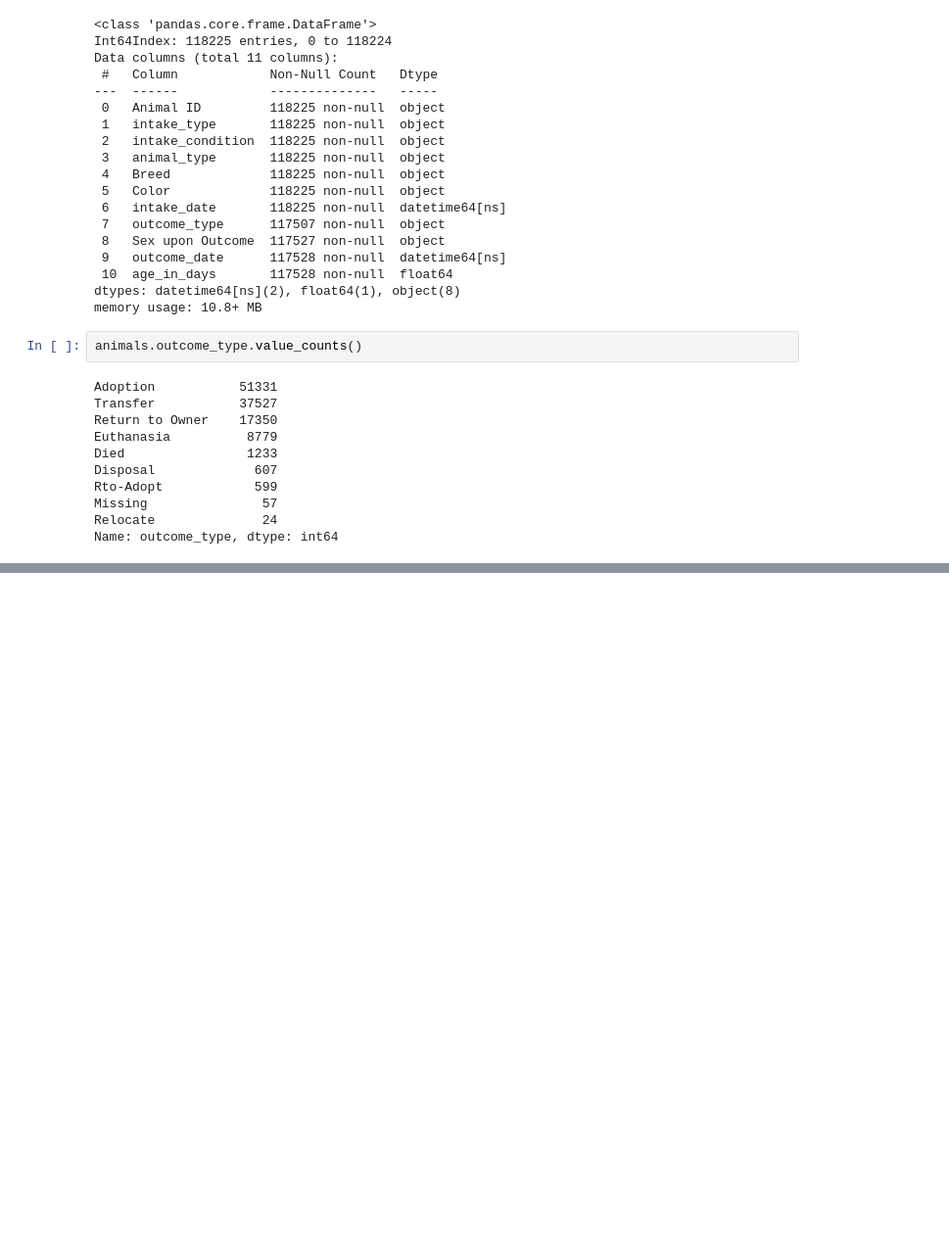
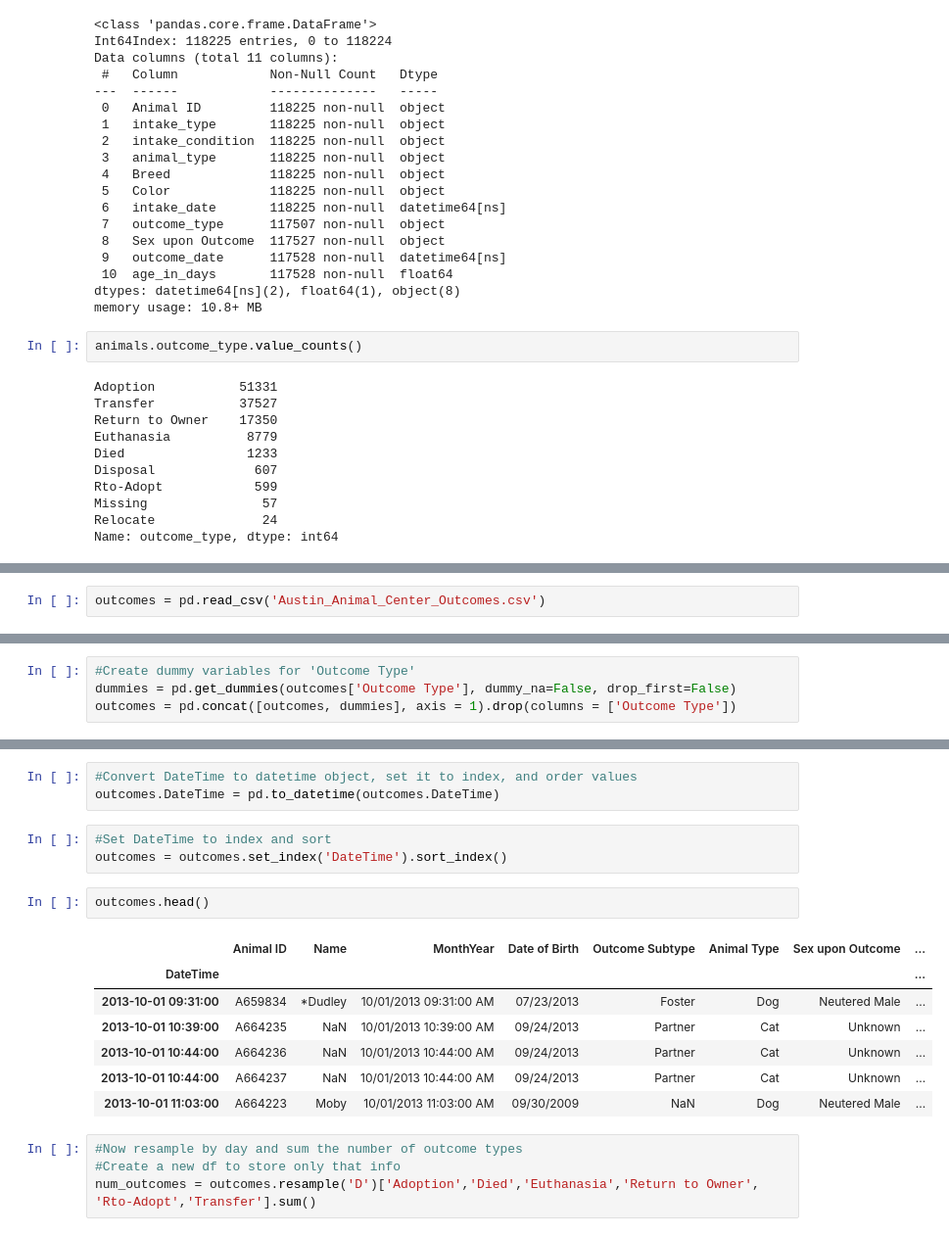
Before and after one commit to johnathon-smith/austin-animal-center-classification-project, a Jupyter notebook: wrangle_data.ipynb, the cells around one changed output, grey strips where cells are left out. Shown at 98% size. Cells and saved outputs as stored; diff of their text form; blank space fills up the shorter version.

```diff
--- a/wrangle_data.ipynb
+++ b/wrangle_data.ipynb
@@ -336,0 +408,2 @@ Name: outcome_type, dtype: int64
+# %%
+outcomes = pd.read_csv('Austin_Animal_Center_Outcomes.csv')
@@ -336,0 +436,4 @@ Name: outcome_type, dtype: int64
+# %%
+#Create dummy variables for 'Outcome Type'
+dummies = pd.get_dummies(outcomes['Outcome Type'], dummy_na=False, drop_first=False)
+outcomes = pd.concat([outcomes, dummies], axis = 1).drop(columns = ['Outcome Type'])
@@ -336,0 +460,20 @@ Name: outcome_type, dtype: int64
+# %%
+#Convert DateTime to datetime object, set it to index, and order values
+outcomes.DateTime = pd.to_datetime(outcomes.DateTime)
+# %%
+#Set DateTime to index and sort
+outcomes = outcomes.set_index('DateTime').sort_index()
+# %%
+outcomes.head()
+# %% [output]
+|  | Animal ID | Name | MonthYear | Date of Birth | Outcome Subtype | Animal Type | Sex upon Outcome | ... |
+| DateTime |  |  |  |  |  |  |  | ... |
+| 2013-10-01 09:31:00 | A659834 | *Dudley | 10/01/2013 09:31:00 AM | 07/23/2013 | Foster | Dog | Neutered Male | ... |
+| 2013-10-01 10:39:00 | A664235 | NaN | 10/01/2013 10:39:00 AM | 09/24/2013 | Partner | Cat | Unknown | ... |
+| 2013-10-01 10:44:00 | A664236 | NaN | 10/01/2013 10:44:00 AM | 09/24/2013 | Partner | Cat | Unknown | ... |
+| 2013-10-01 10:44:00 | A664237 | NaN | 10/01/2013 10:44:00 AM | 09/24/2013 | Partner | Cat | Unknown | ... |
+| 2013-10-01 11:03:00 | A664223 | Moby | 10/01/2013 11:03:00 AM | 09/30/2009 | NaN | Dog | Neutered Male | ... |
+# %%
+#Now resample by day and sum the number of outcome types
+#Create a new df to store only that info
+num_outcomes = outcomes.resample('D')['Adoption','Died','Euthanasia','Return to Owner', 'Rto-Adopt','Transfer'].sum()
```
Also changed, not shown: parts of 27 cells of this notebook.
